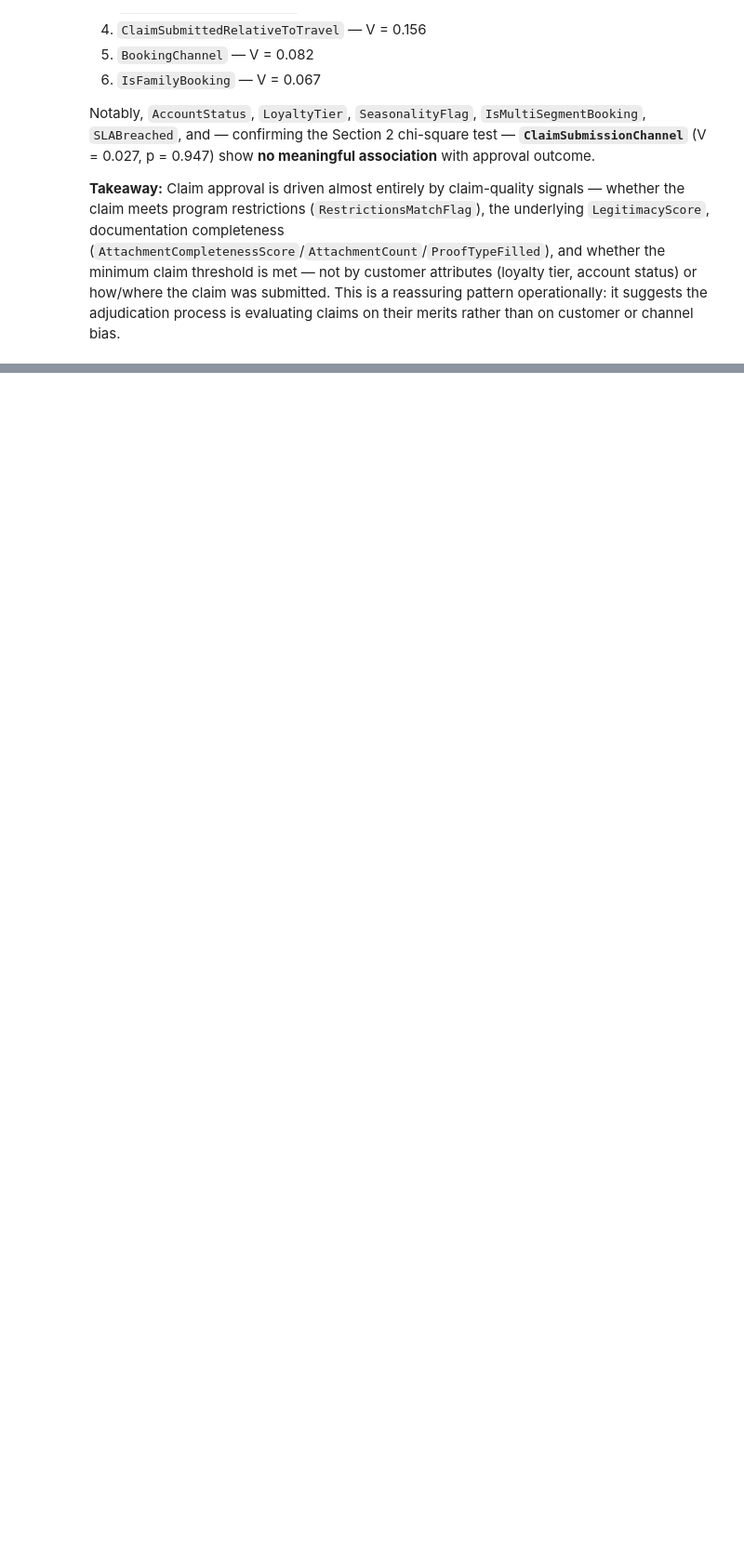
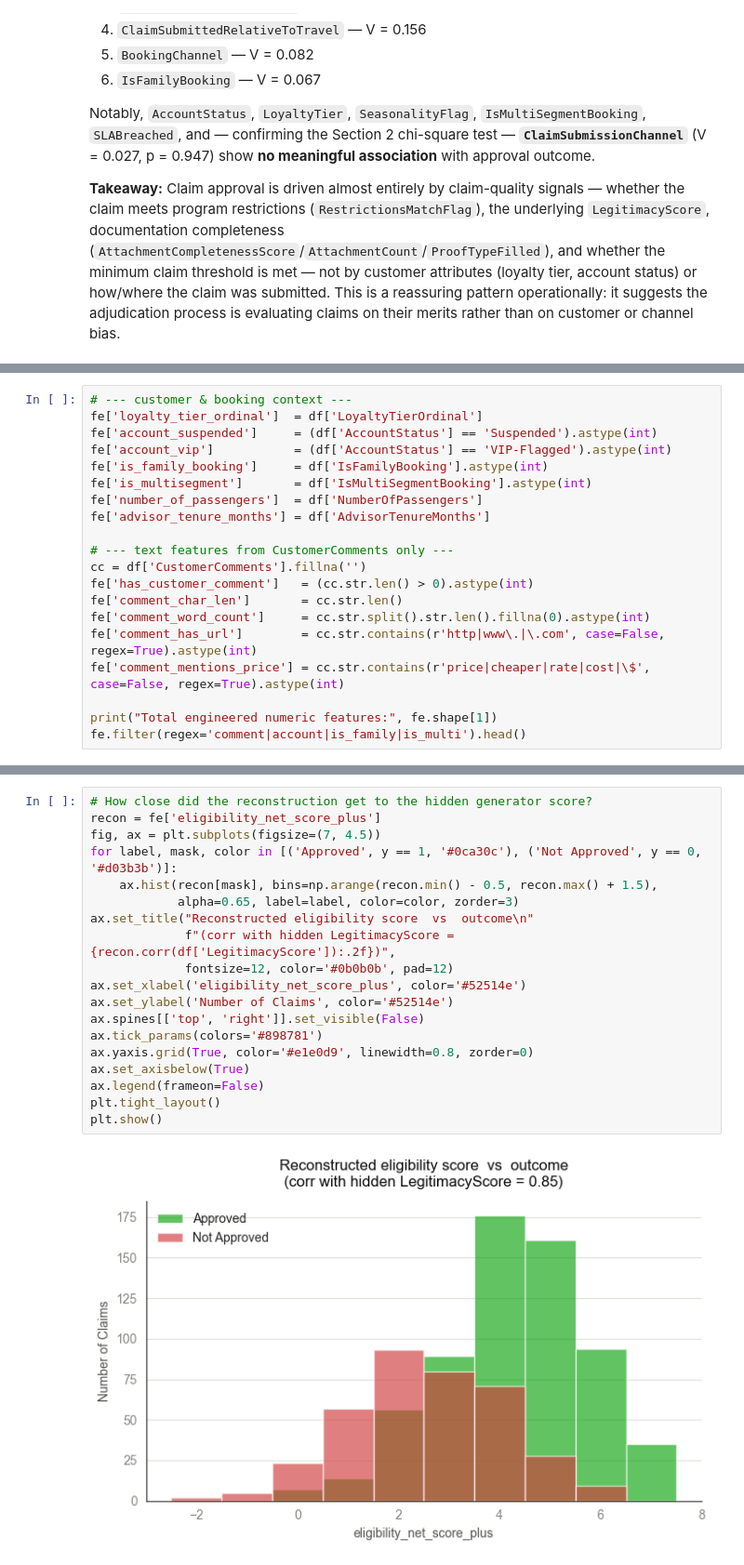
Before and after one commit to dpathak1969/PriceMatchGuarantee, a Jupyter notebook: PMG.ipynb, the cells around one changed output, grey strips where cells are left out. Shown at 93% size. Drawn from its saved outputs; the diff is of its cells as text; blank space fills up the shorter version.

```diff
--- a/PMG.ipynb
+++ b/PMG.ipynb
@@ -1103,0 +1302,20 @@ Notably, `AccountStatus`, `LoyaltyTier`, `SeasonalityFlag`, `IsMultiSegmentBooki
+# %%
+# --- customer & booking context ---
+fe['loyalty_tier_ordinal']  = df['LoyaltyTierOrdinal']
+fe['account_suspended']     = (df['AccountStatus'] == 'Suspended').astype(int)
+fe['account_vip']           = (df['AccountStatus'] == 'VIP-Flagged').astype(int)
+fe['is_family_booking']     = df['IsFamilyBooking'].astype(int)
+fe['is_multisegment']       = df['IsMultiSegmentBooking'].astype(int)
+fe['number_of_passengers']  = df['NumberOfPassengers']
+fe['advisor_tenure_months'] = df['AdvisorTenureMonths']
+
+# --- text features from CustomerComments only ---
+cc = df['CustomerComments'].fillna('')
+fe['has_customer_comment']   = (cc.str.len() > 0).astype(int)
+fe['comment_char_len']       = cc.str.len()
+fe['comment_word_count']     = cc.str.split().str.len().fillna(0).astype(int)
+fe['comment_has_url']        = cc.str.contains(r'http|www\.|\.com', case=False, regex=True).astype(int)
+fe['comment_mentions_price'] = cc.str.contains(r'price|cheaper|rate|cost|\$', case=False, regex=True).astype(int)
+
+print("Total engineered numeric features:", fe.shape[1])
+fe.filter(regex='comment|account|is_family|is_multi').head()
@@ -1103,0 +1435,21 @@ Notably, `AccountStatus`, `LoyaltyTier`, `SeasonalityFlag`, `IsMultiSegmentBooki
+# %%
+# How close did the reconstruction get to the hidden generator score?
+recon = fe['eligibility_net_score_plus']
+fig, ax = plt.subplots(figsize=(7, 4.5))
+for label, mask, color in [('Approved', y == 1, '#0ca30c'), ('Not Approved', y == 0, '#d03b3b')]:
+    ax.hist(recon[mask], bins=np.arange(recon.min() - 0.5, recon.max() + 1.5),
+            alpha=0.65, label=label, color=color, zorder=3)
+ax.set_title("Reconstructed eligibility score  vs  outcome\n"
+             f"(corr with hidden LegitimacyScore = {recon.corr(df['LegitimacyScore']):.2f})",
+             fontsize=12, color='#0b0b0b', pad=12)
+ax.set_xlabel('eligibility_net_score_plus', color='#52514e')
+ax.set_ylabel('Number of Claims', color='#52514e')
+ax.spines[['top', 'right']].set_visible(False)
+ax.tick_params(colors='#898781')
+ax.yaxis.grid(True, color='#e1e0d9', linewidth=0.8, zorder=0)
+ax.set_axisbelow(True)
+ax.legend(frameon=False)
+plt.tight_layout()
+plt.show()
+# %% [output]
+[figure, added]
```
Also changed, not shown: parts of 28 cells of this notebook, 1 other file.
